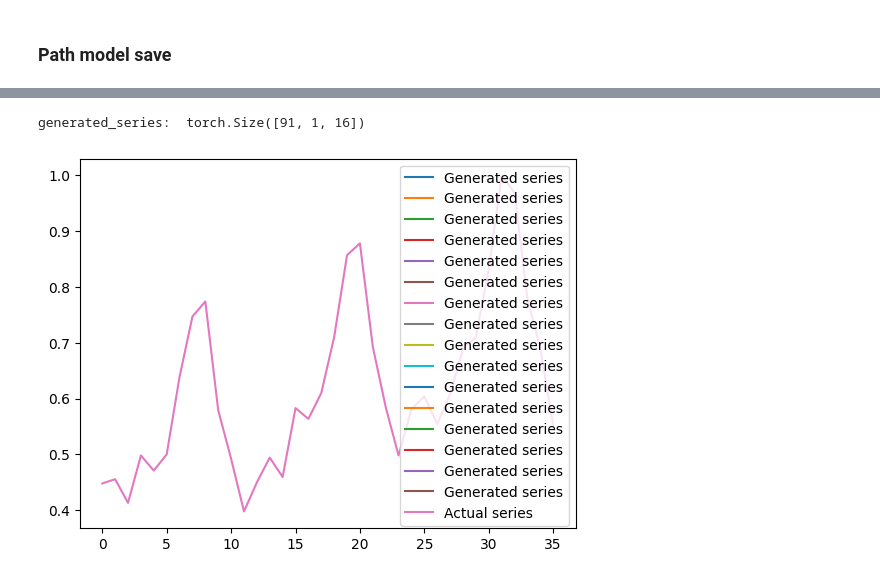
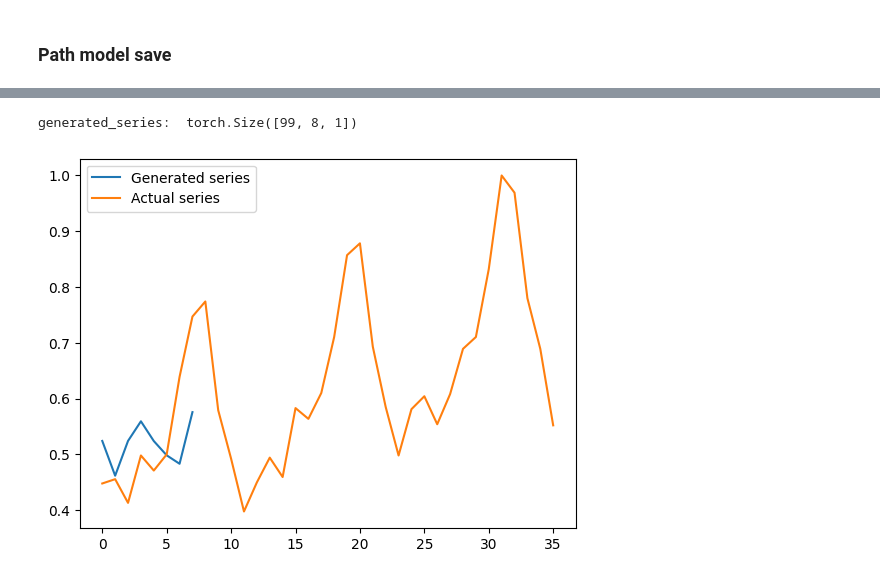
Before and after one commit to francomano/PSA-GAN, a Jupyter notebook: run.ipynb, the cells around one changed output, grey strips where cells are left out. Saved outputs shown, nothing was run; the diff lists cells and outputs as text; code cells hidden in the pictures.

Commit message:
fixed labels sequences

```diff
--- a/run.ipynb
+++ b/run.ipynb
@@ -32,7 +34,7 @@ plt.show()
 sc = MinMaxScaler()
 training_data = sc.fit_transform(training_set)
 
-seq_length = 16  #it is tau in the paper
+seq_length = 8  #it is tau in the paper
 x, y = utils.sliding_windows(training_data, seq_length)
 
 
@@ -235,20 +253,21 @@ with torch.no_grad():
 
 
     generated_series = G(trainX) #substitue trainX with testX
+    generated_series=generated_series.permute(0,2,1)
     print("generated_series: ",generated_series.shape)
     generated_series = generated_series.detach().numpy()
     #print("generated_series: ",generated_series.shape)
 # %% [output]
-generated_series:  torch.Size([91, 1, 16])
+generated_series:  torch.Size([99, 8, 1])
 # %%
 # Plot the generated time series samples
 
 plt.figure()
 #for i in range(trainX.size(0)):
 #    plt.plot(generated_series[i], label='Generated series')
-plt.plot(generated_series[1], label='Generated series')
+plt.plot(generated_series[90], label='Generated series')
 plt.plot(testY[:trainY.size(0)], label='Actual series')
 plt.legend()
 plt.show()
 # %% [output]
-[figure, old version]
+[figure, new version]
```
Also changed, not shown: parts of 8 cells of this notebook, 3 other files.
